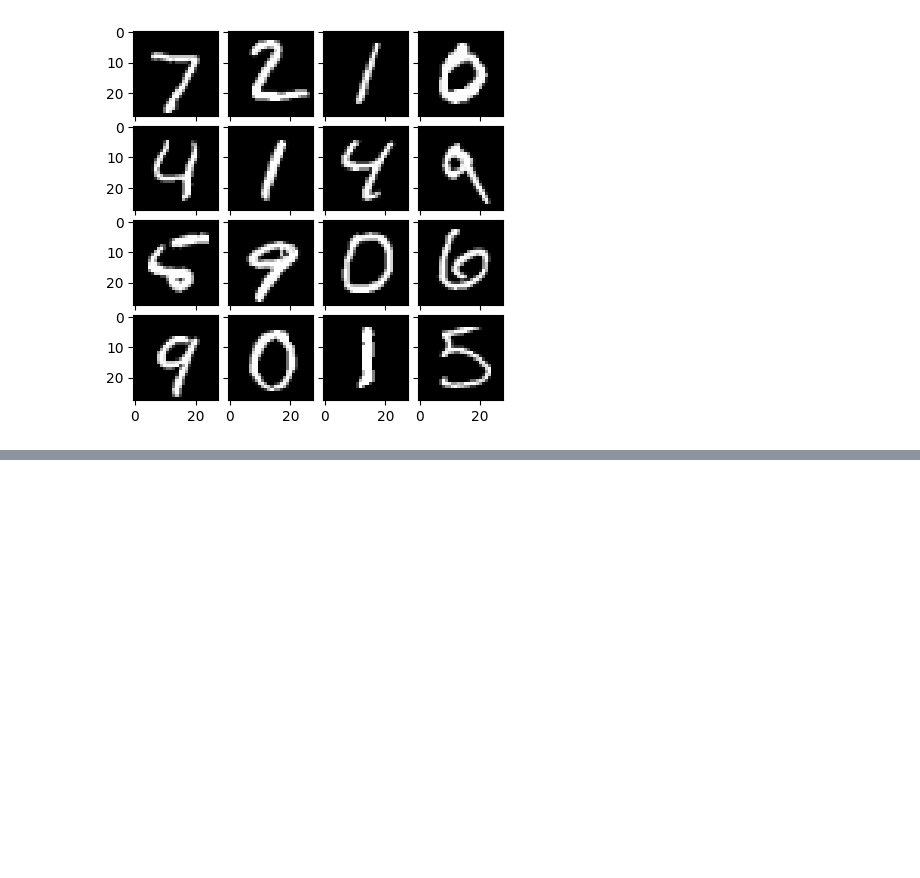
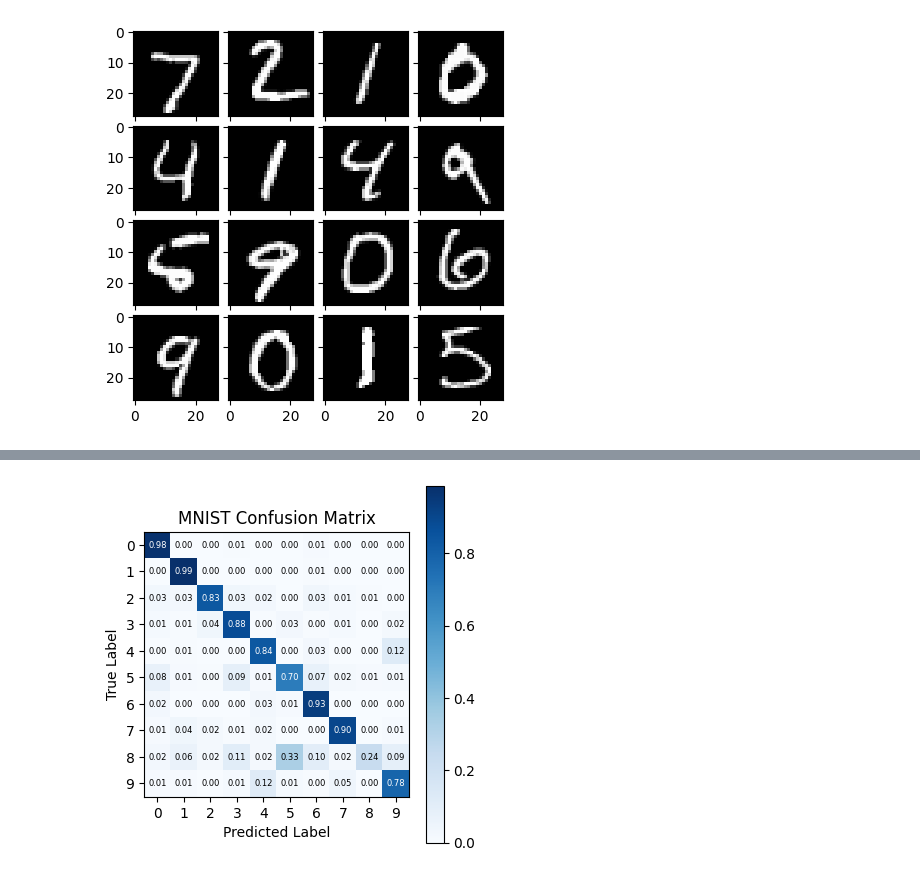
Before and after one commit to webstah/csbc-into-to-dl-2025, a Jupyter notebook: class_assignments/class_3_multi_layer_perceptron.ipynb, the cells around one changed output, grey strips where cells are left out. Drawn from its saved outputs; the diff is of its cells as text; code cells hidden in the pictures; blank space fills up the shorter version.

```diff
--- a/class_assignments/class_3_multi_layer_perceptron.ipynb
+++ b/class_assignments/class_3_multi_layer_perceptron.ipynb
@@ -171,3 +182,35 @@ KeyboardInterrupt:
+# %%
+import matplotlib.pyplot as plt
+import numpy as np
+
+def plot_mnist_confusion_matrix(conf_matrix, title="MNIST Confusion Matrix"):
+    fig, ax = plt.subplots(figsize=(4, 4))
+    cax = ax.imshow(conf_matrix, interpolation='nearest', cmap=plt.cm.Blues)
+    plt.title(title)
+    fig.colorbar(cax)
+
+    tick_marks = np.arange(10)
+    ax.set_xticks(tick_marks)
+    ax.set_yticks(tick_marks)
+    ax.set_xticklabels(tick_marks)
+    ax.set_yticklabels(tick_marks)
+
+    plt.xlabel('Predicted Label')
+    plt.ylabel('True Label')
+
+    # Show values in cells
+    thresh = conf_matrix.max() / 2
+    for i in range(10):
+        for j in range(10):
+            ax.text(j, i, f'{conf_matrix[i, j]:.2f}',
+                    ha="center", va="center", fontsize=6,
+                    color="white" if conf_matrix[i, j] > thresh else "black")
+
+    plt.tight_layout()
+    plt.show()
+plot_mnist_confusion_matrix(mat)
+# %% [output]
+[figure, added]
 # %%
 # plot loss and accuracy
 plt.figure(figsize=(4, 4))
```
Also changed, not shown: parts of 5 cells of this notebook.
